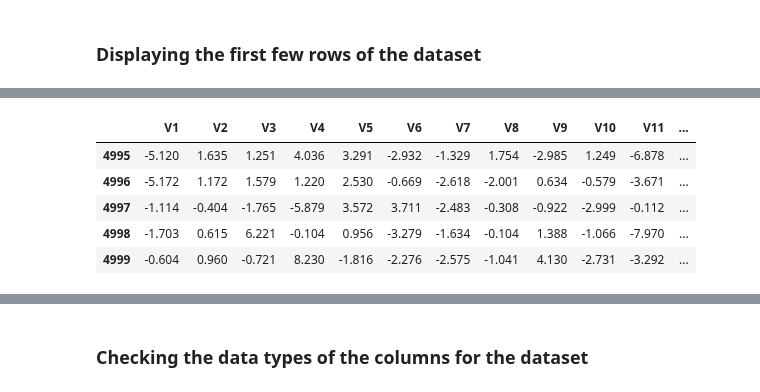
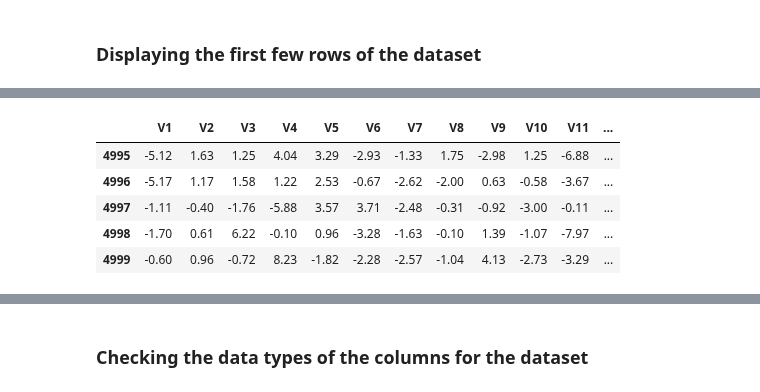
Before and after one commit to CoderSales/codespaces-jupyter, a Jupyter notebook: notebooks/MT_Project_LearnerNotebook_LowCode.ipynb, the cells around one changed output, grey strips where cells are left out. Cells and saved outputs as stored; diff of their text form; code cells hidden in the pictures.

```diff
--- a/notebooks/MT_Project_LearnerNotebook_LowCode.ipynb
+++ b/notebooks/MT_Project_LearnerNotebook_LowCode.ipynb
@@ -627,14 +632,14 @@ data.head() ##  Complete the code to view top 5 rows of the data
 [interactive output not drawn]
 # %%
 # let's view the last 5 rows of the data
-data_test.tail() ##  Complete the code to view last 5 rows of the data
+display_arbitrary(data_test.tail(), rows=None) ##  Complete the code to view last 5 rows of the data
 # %% [output]
 |  | V1 | V2 | V3 | V4 | V5 | V6 | V7 | V8 | V9 | V10 | V11 | ... |
-| 4995 | -5.120 | 1.635 | 1.251 | 4.036 | 3.291 | -2.932 | -1.329 | 1.754 | -2.985 | 1.249 | -6.878 | ... |
-| 4996 | -5.172 | 1.172 | 1.579 | 1.220 | 2.530 | -0.669 | -2.618 | -2.001 | 0.634 | -0.579 | -3.671 | ... |
-| 4997 | -1.114 | -0.404 | -1.765 | -5.879 | 3.572 | 3.711 | -2.483 | -0.308 | -0.922 | -2.999 | -0.112 | ... |
-| 4998 | -1.703 | 0.615 | 6.221 | -0.104 | 0.956 | -3.279 | -1.634 | -0.104 | 1.388 | -1.066 | -7.970 | ... |
-| 4999 | -0.604 | 0.960 | -0.721 | 8.230 | -1.816 | -2.276 | -2.575 | -1.041 | 4.130 | -2.731 | -3.292 | ... |
+| 4995 | -5.12 | 1.63 | 1.25 | 4.04 | 3.29 | -2.93 | -1.33 | 1.75 | -2.98 | 1.25 | -6.88 | ... |
+| 4996 | -5.17 | 1.17 | 1.58 | 1.22 | 2.53 | -0.67 | -2.62 | -2.00 | 0.63 | -0.58 | -3.67 | ... |
+| 4997 | -1.11 | -0.40 | -1.76 | -5.88 | 3.57 | 3.71 | -2.48 | -0.31 | -0.92 | -3.00 | -0.11 | ... |
+| 4998 | -1.70 | 0.61 | 6.22 | -0.10 | 0.96 | -3.28 | -1.63 | -0.10 | 1.39 | -1.07 | -7.97 | ... |
+| 4999 | -0.60 | 0.96 | -0.72 | 8.23 | -1.82 | -2.28 | -2.57 | -1.04 | 4.13 | -2.73 | -3.29 | ... |
 [interactive output not drawn]
 [interactive output not drawn]
 # %% [markdown]
```
Also changed, not shown: parts of 29 cells of this notebook, 9 other files.
